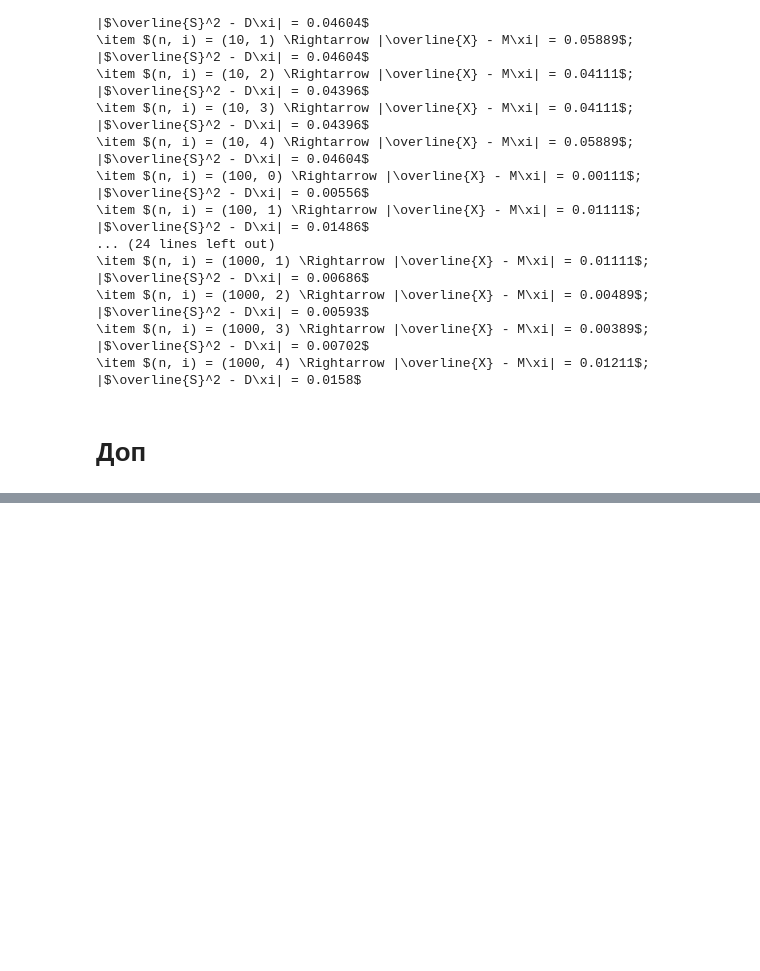
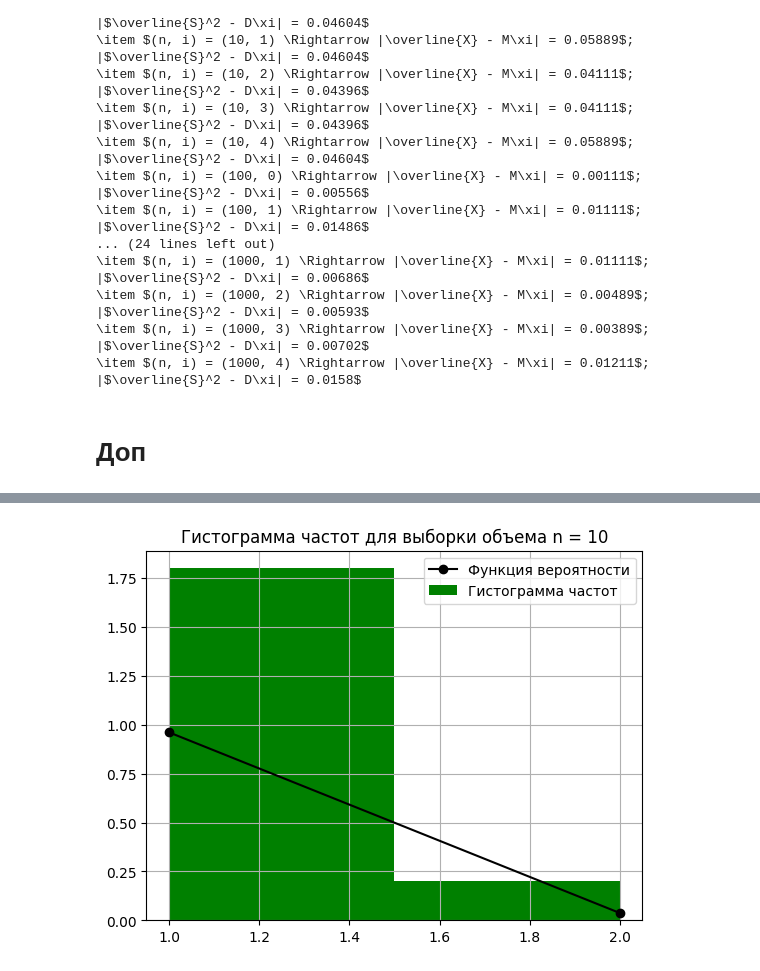
Before and after one commit to Daniel1871/Mathematical_Statistics, a Jupyter notebook: MS_HW2_discrete.ipynb, the cells around one changed output, grey strips where cells are left out. Cells and saved outputs as stored; diff of their text form; code cells hidden in the pictures; blank space fills up the shorter version.

```diff
--- a/MS_HW2_discrete.ipynb
+++ b/MS_HW2_discrete.ipynb
@@ -268,0 +265,4 @@ plt.show()
+# %%
+plot_hist(10, 2)
+# %% [output]
+[figure, added]
```
Also changed, not shown: parts of 13 cells of this notebook.
